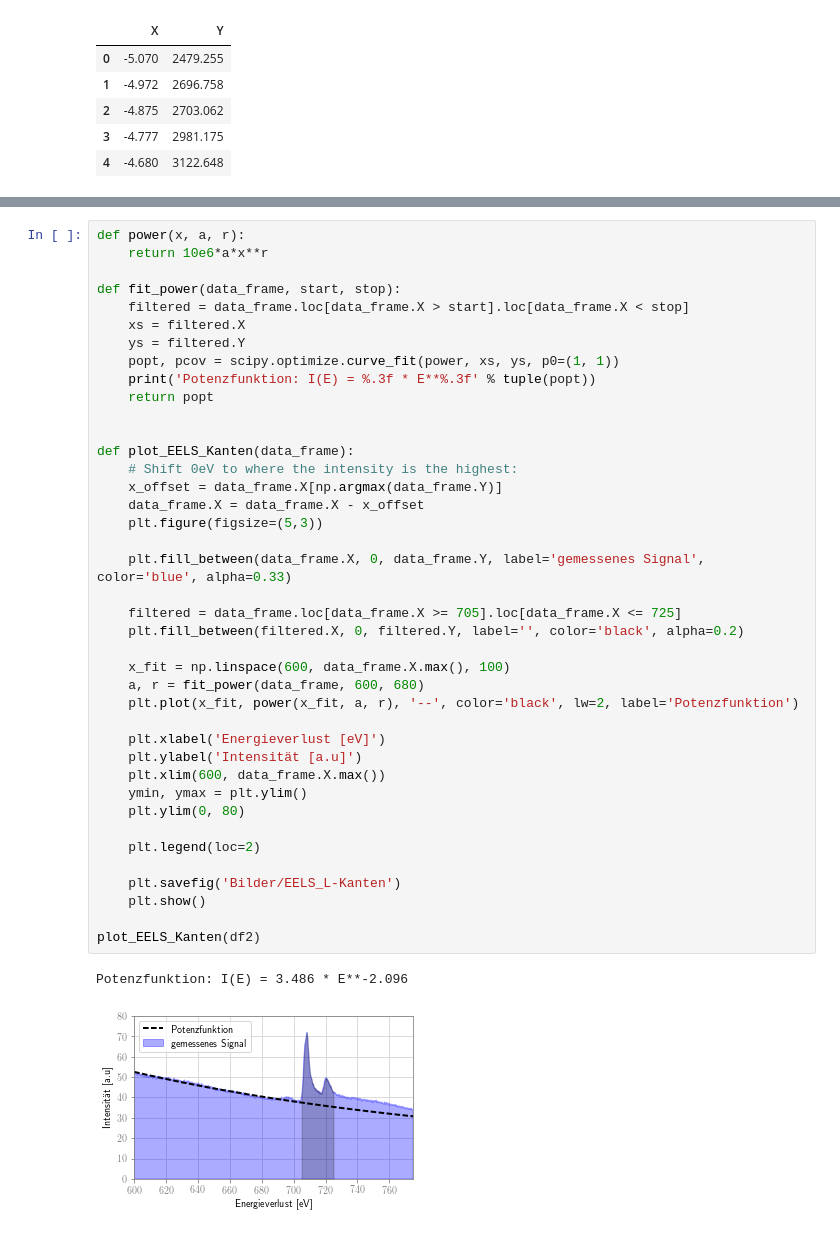
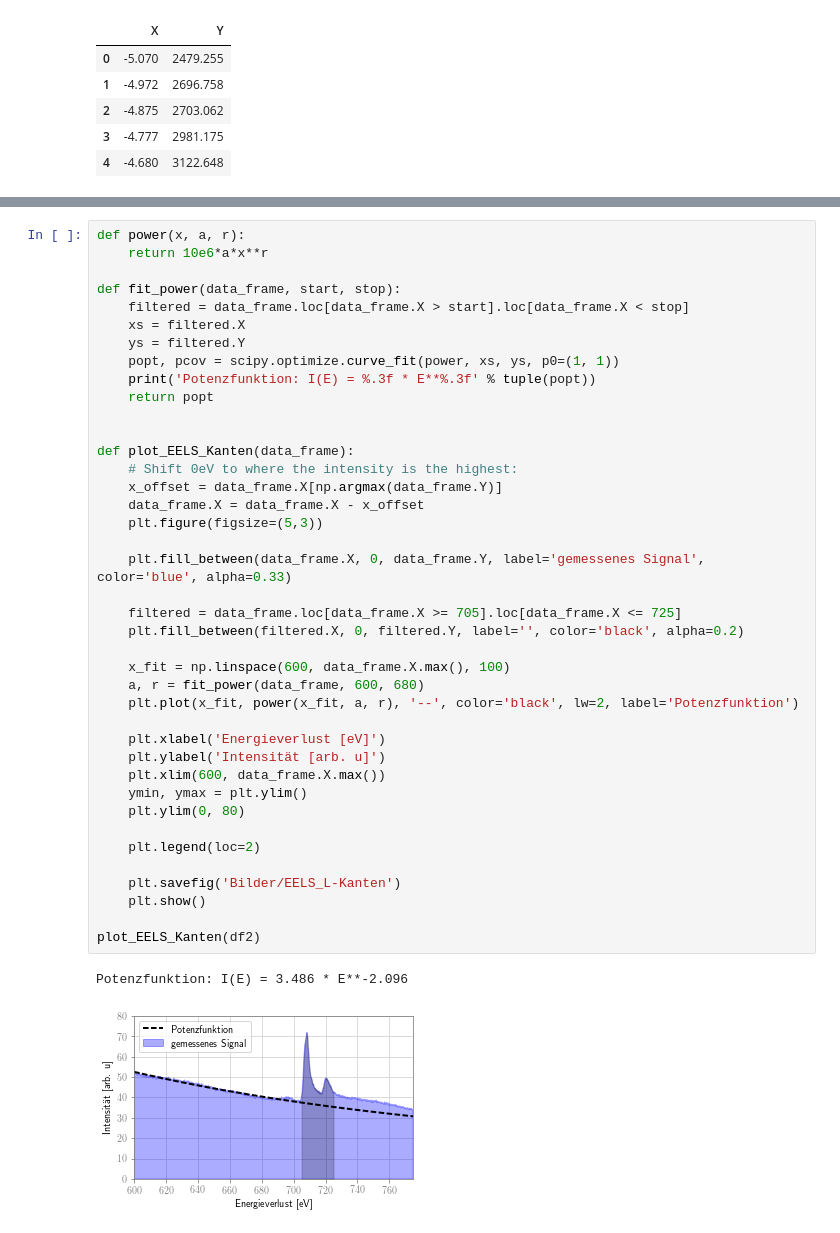
Before and after one commit to m-entrup/Dissertation, a Jupyter notebook: Jupyter-Notebooks/Kapitel2/EELS-Overview.ipynb, the cells around one changed output, grey strips where cells are left out. Saved outputs shown, nothing was run; the diff lists cells and outputs as text.

```diff
--- a/Jupyter-Notebooks/Kapitel2/EELS-Overview.ipynb
+++ b/Jupyter-Notebooks/Kapitel2/EELS-Overview.ipynb
@@ -119,32 +119,32 @@ def fit_power(data_frame, start, stop):
 
 
 def plot_EELS_Kanten(data_frame):
     # Shift 0eV to where the intensity is the highest:
     x_offset = data_frame.X[np.argmax(data_frame.Y)]
     data_frame.X = data_frame.X - x_offset
     plt.figure(figsize=(5,3))
 
     plt.fill_between(data_frame.X, 0, data_frame.Y, label='gemessenes Signal', color='blue', alpha=0.33)
 
     filtered = data_frame.loc[data_frame.X >= 705].loc[data_frame.X <= 725]
     plt.fill_between(filtered.X, 0, filtered.Y, label='', color='black', alpha=0.2)
 
     x_fit = np.linspace(600, data_frame.X.max(), 100)
     a, r = fit_power(data_frame, 600, 680)
     plt.plot(x_fit, power(x_fit, a, r), '--', color='black', lw=2, label='Potenzfunktion')
 
     plt.xlabel('Energieverlust [eV]')
-    plt.ylabel('Intensität [a.u]')
+    plt.ylabel('Intensität [arb. u]')
     plt.xlim(600, data_frame.X.max())
     ymin, ymax = plt.ylim()
     plt.ylim(0, 80)
 
     plt.legend(loc=2)
 
     plt.savefig('Bilder/EELS_L-Kanten')
     plt.show()
 
 plot_EELS_Kanten(df2)
 # %% [output]
 Potenzfunktion: I(E) = 3.486 * E**-2.096
-[figure, old version]
+[figure, new version]
```
Also changed, not shown: parts of 1 cell of this notebook, 14 other files.
